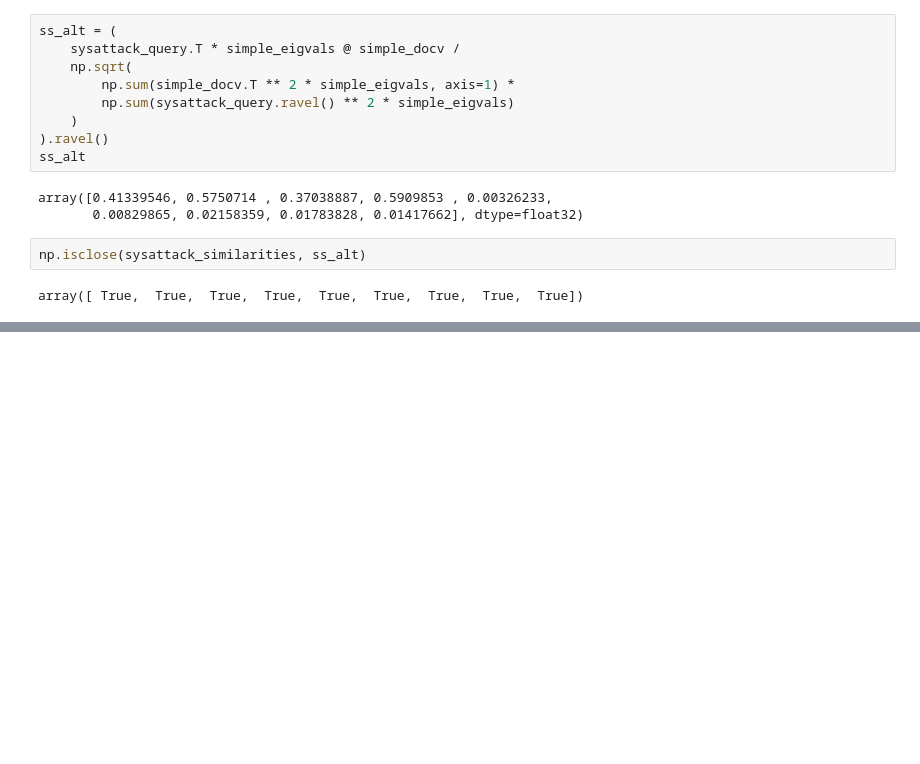
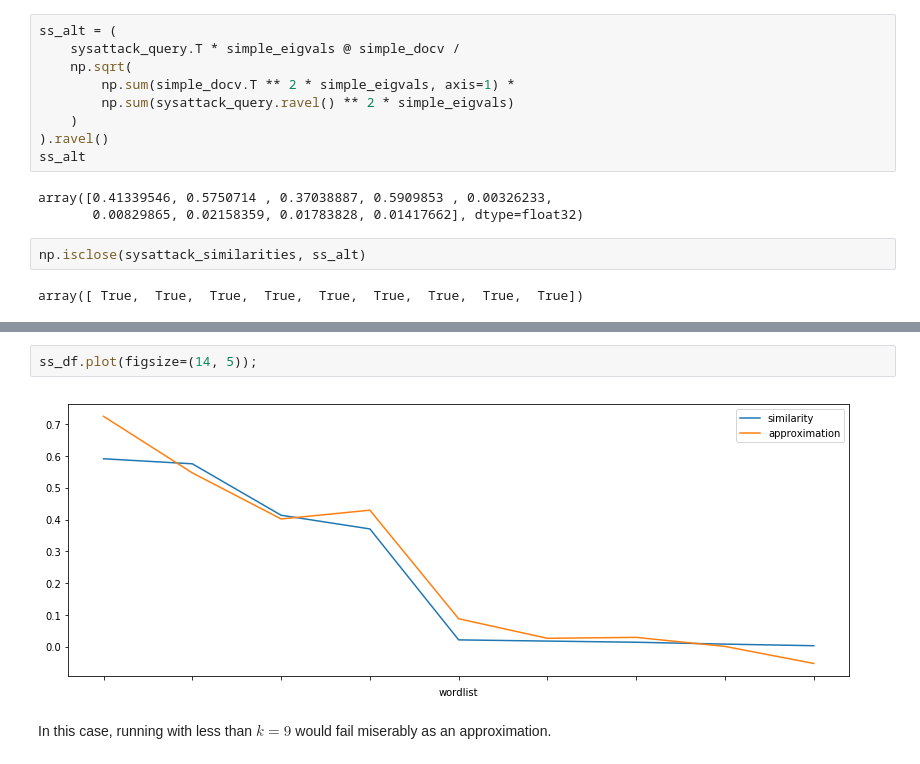
Before and after one commit to scieloorg/normalizations-experiments, a Jupyter notebook: experiments_2018-11_word2vec.ipynb, the cells around one changed output, grey strips where cells are left out. Drawn from its saved outputs; the diff is of its cells as text; blank space fills up the shorter version.

```diff
--- a/experiments_2018-11_word2vec.ipynb
+++ b/experiments_2018-11_word2vec.ipynb
@@ -1063,0 +1138,7 @@ array([ True,  True,  True,  True,  True,  True,  True,  True,  True])
+# %%
+ss_df.plot(figsize=(14, 5));
+# %% [output]
+[figure, added]
+# %% [markdown]
+In this case, running with less than $k = 9$
+would fail miserably as an approximation.
```
Also changed, not shown: parts of 11 cells of this notebook.
